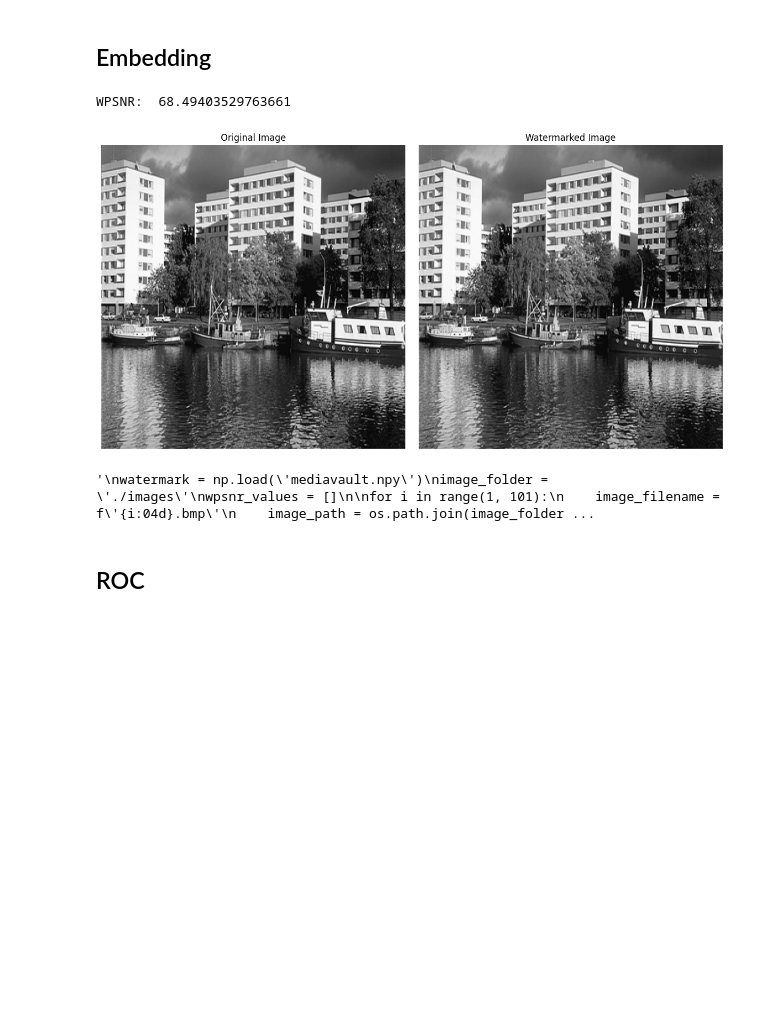
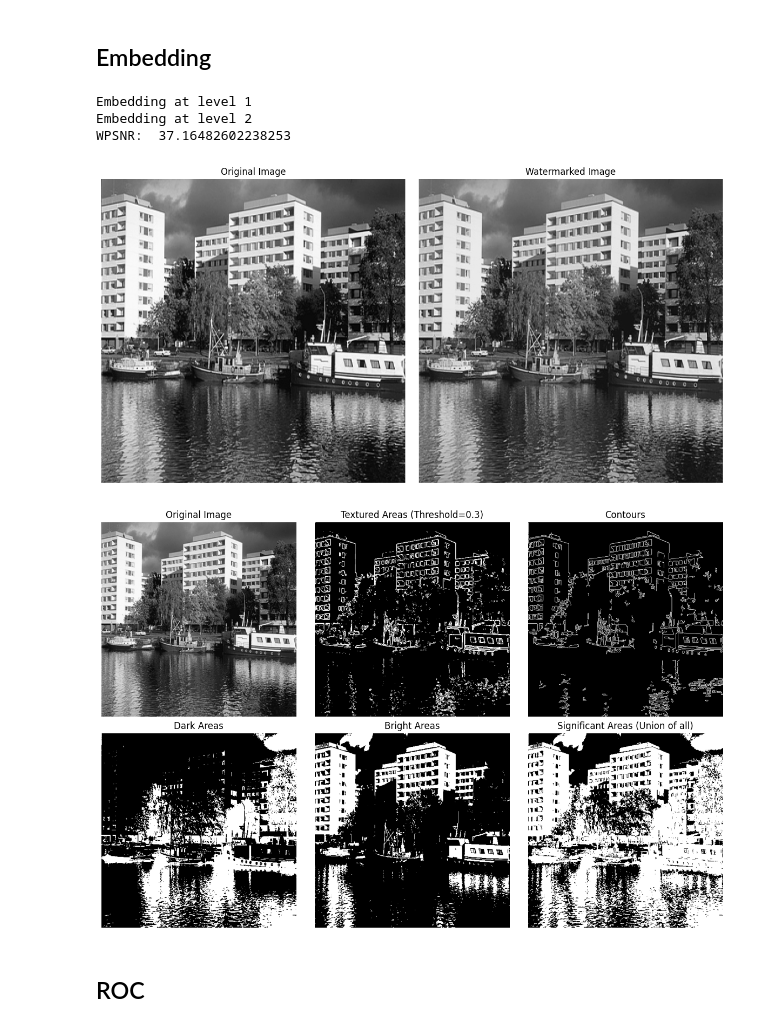
Before and after one commit to EddieVeronese/Multimedia-Data-Security, a Jupyter notebook: demo.ipynb, the cells around one changed output. Saved outputs shown, nothing was run; the diff lists cells and outputs as text; code cells hidden in the pictures; blank space fills up the shorter version.

```diff
--- a/demo.ipynb
+++ b/demo.ipynb
@@ -32,60 +32,39 @@ def wpsnr(img1, img2):
 # %%
 
 watermark = np.load('mediavault.npy')
 
 image_path = './images/0099.bmp'
 
-watermarked_image = adaptive_multi_level_embedding(image_path, watermark)
+watermarked_image = embedding(image_path, watermark)
+
 
 original_image = cv2.imread(image_path, cv2.IMREAD_GRAYSCALE)
 
 image_wpsnr=wpsnr(original_image, watermarked_image)
 print("WPSNR: ", image_wpsnr)
 
 plt.figure(figsize=(18, 6))
 
 plt.subplot(1, 3, 1)
 plt.imshow(original_image, cmap='gray')
 plt.title('Original Image')
 plt.axis('off')
 
 plt.subplot(1, 3, 2)
 plt.imshow(watermarked_image, cmap='gray')
 plt.title('Watermarked Image')
 plt.axis('off')
 
 plt.tight_layout()
 plt.show()
 
-
-##decommenta sotto e commenta sopra per wpsnr su tutte le immagini con media
-
-"""
-watermark = np.load('mediavault.npy')
-image_folder = './images'
-wpsnr_values = []
-
-for i in range(1, 101):
-    image_filename = f'{i:04d}.bmp'
-    image_path = os.path.join(image_folder, image_filename)
-
-    if os.path.exists(image_path):
-        watermarked_image = adaptive_multi_level_embedding(image_path, watermark)
-
-        original_image = cv2.imread(image_path, cv2.IMREAD_GRAYSCALE)
-
-        image_wpsnr = wpsnr(original_image, watermarked_image)
-        wpsnr_values.append(image_wpsnr)
-
-        print(f"WPSNR for {image_filename}: {image_wpsnr:.2f} dB")
-
-average_wpsnr = np.mean(wpsnr_values)
-print(f"Average WPSNR: {average_wpsnr:.2f} dB")
-"""
+plot_identified_areas(original_image)
 # %% [output]
-WPSNR:  68.49403529763661
+Embedding at level 1
+Embedding at level 2
+WPSNR:  37.16482602238253
 [figure]
-'\nwatermark = np.load(\'mediavault.npy\')\nimage_folder = \'./images\'\nwpsnr_values = []\n\nfor i in range(1, 101):\n    image_filename = f\'{i:04d}.bmp\'\n    image_path = os.path.join(image_folder ...
+[figure, added]
 # %% [markdown]
 ## ROC
 # %% [markdown]
```
Also changed, not shown: parts of 3 cells of this notebook, 1 other file.
